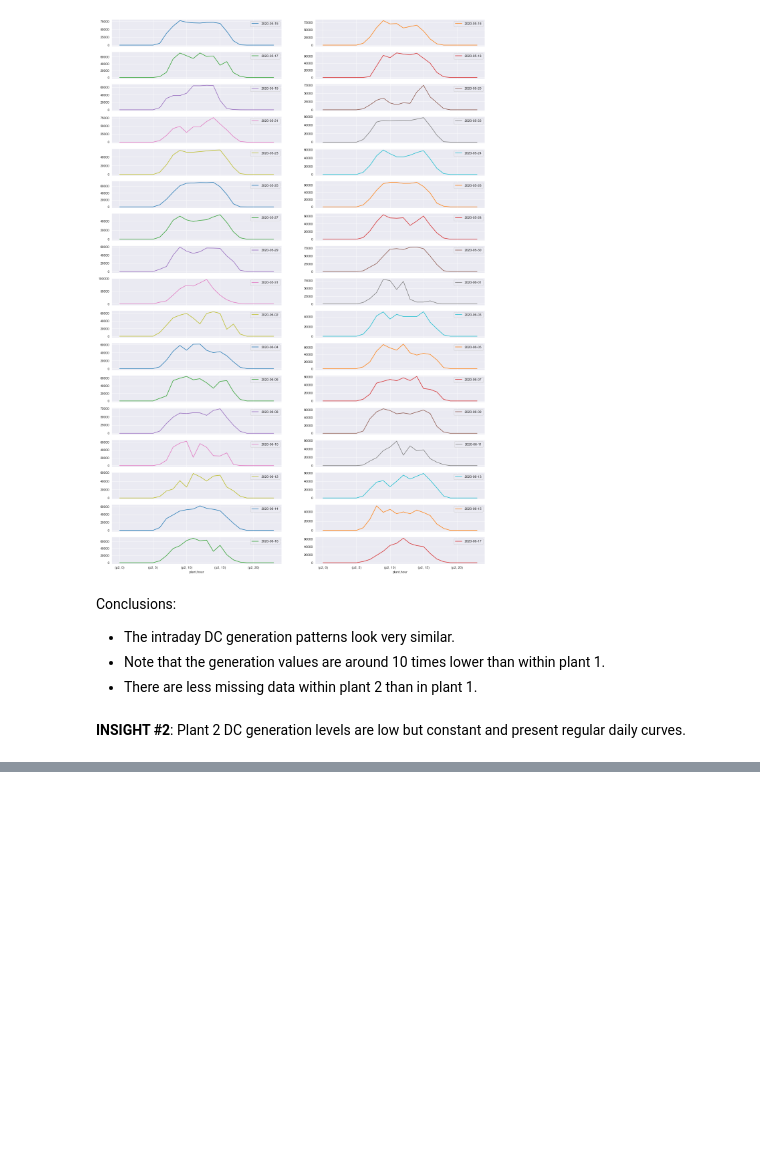
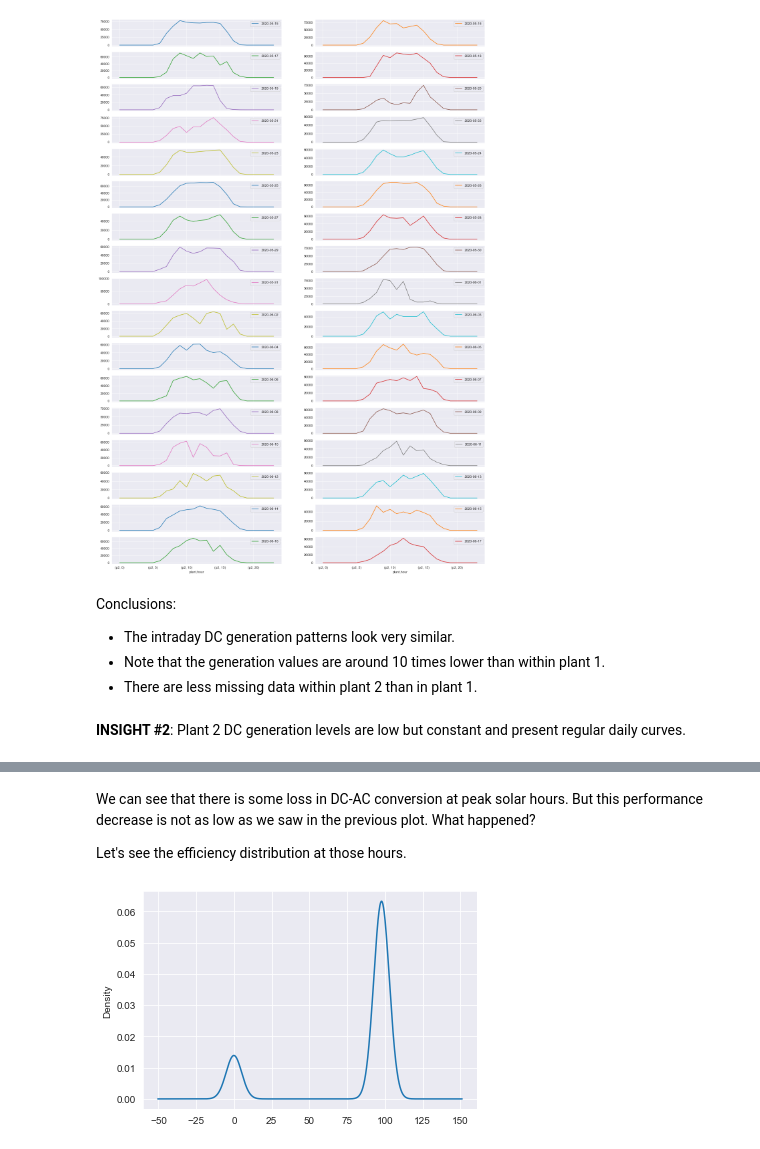
Before and after one commit to luis-cj/data-science-solar-power-plant, a Jupyter notebook: solar_power_plant_part_3.ipynb, the cells around one changed output, grey strips where cells are left out. Drawn from its saved outputs; the diff is of its cells as text; code cells hidden in the pictures; blank space fills up the shorter version.

```diff
--- a/solar_power_plant_part_3.ipynb
+++ b/solar_power_plant_part_3.ipynb
@@ -367,0 +453,8 @@ Conclusions:
+# %% [markdown]
+We can see that there is some loss in DC-AC conversion at peak solar hours. But this performance decrease is not as low as we saw in the previous plot. What happened?
+
+Let's see the efficiency distribution at those hours.
+# %%
+df[df["plant"] == "p2"]["efficiency"].between_time("08:00:00","15:00:00").plot.density();
+# %% [output]
+[figure, added]
```
Also changed, not shown: parts of 10 cells of this notebook.
